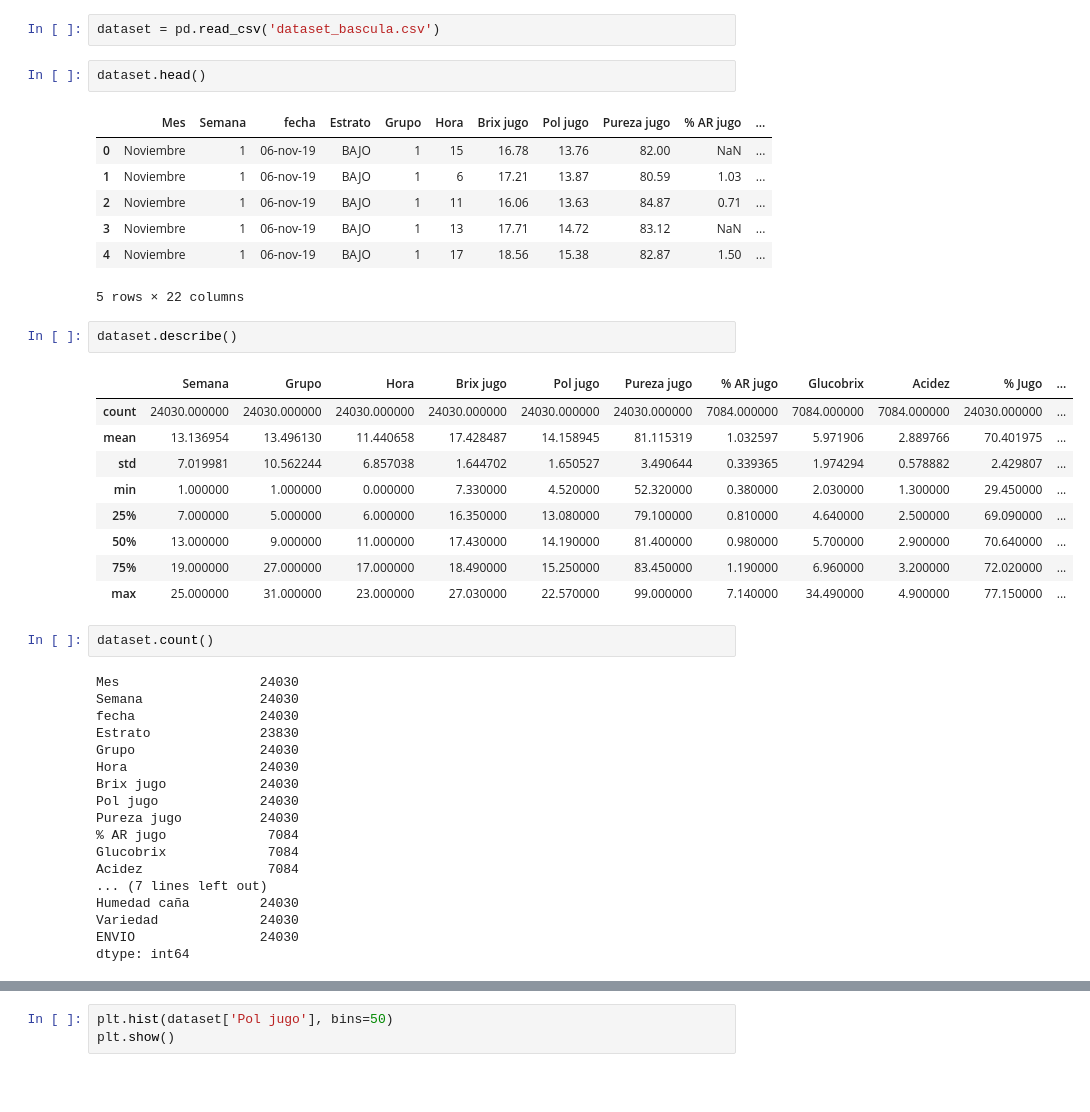
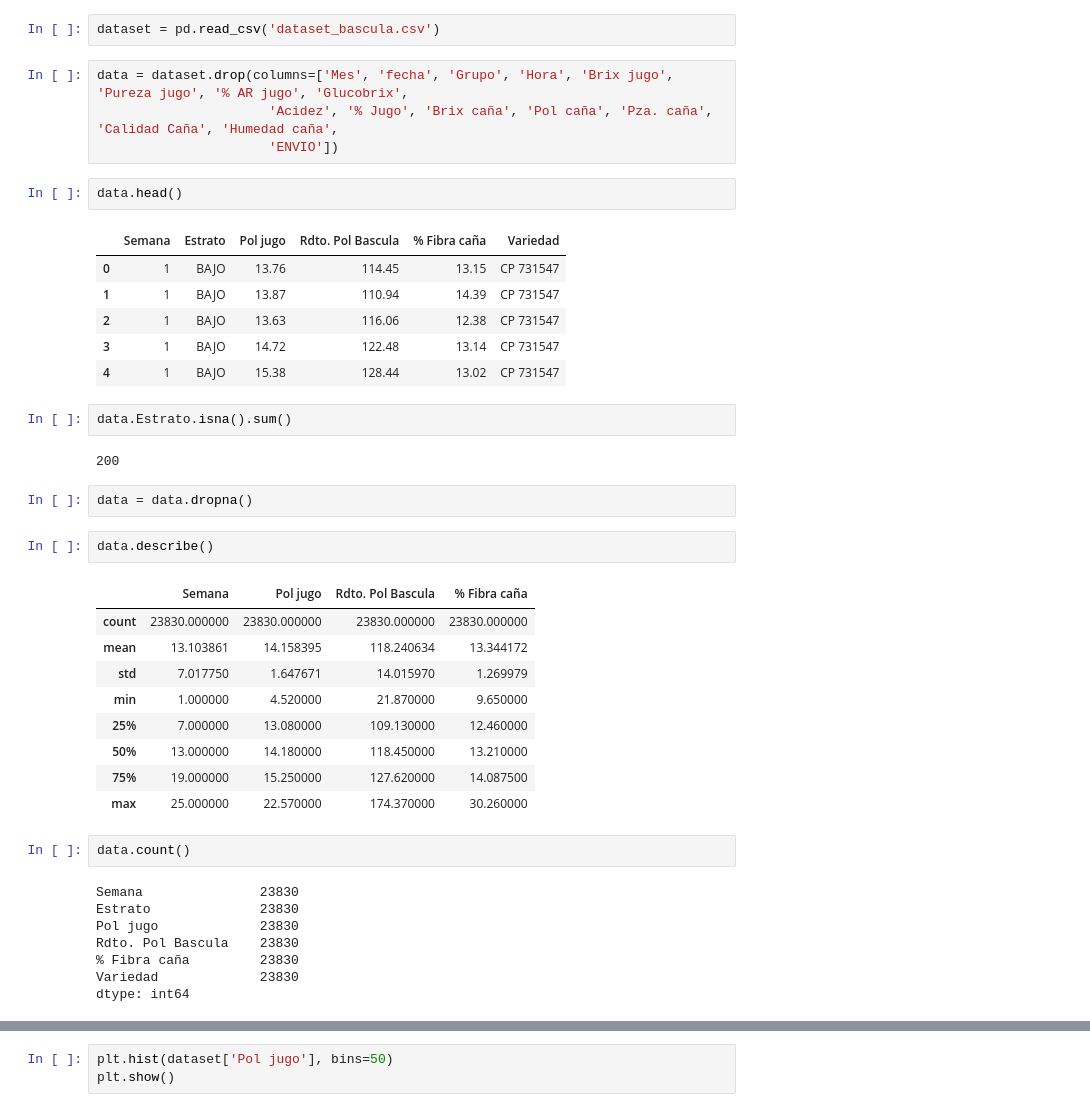
Before and after one commit to UVG-Teams/datamining-proyecto, a Jupyter notebook: Proyecto v1.ipynb, the cells around one changed output, grey strips where cells are left out. Drawn from its saved outputs; the diff is of its cells as text; blank space fills up the shorter version.

Commit message:
Real dataset

```diff
--- a/Proyecto v1.ipynb
+++ b/Proyecto v1.ipynb
@@ -4,46 +4,45 @@ import matplotlib.pyplot as plt
 import seaborn as sns
 # %%
 dataset = pd.read_csv('dataset_bascula.csv')
+# %%
+data = dataset.drop(columns=['Mes', 'fecha', 'Grupo', 'Hora', 'Brix jugo', 'Pureza jugo', '% AR jugo', 'Glucobrix',
+                      'Acidez', '% Jugo', 'Brix caña', 'Pol caña', 'Pza. caña', 'Calidad Caña', 'Humedad caña',
+                      'ENVIO'])
 # %%
-dataset.head()
+data.head()
 # %% [output]
-|  | Mes | Semana | fecha | Estrato | Grupo | Hora | Brix jugo | Pol jugo | Pureza jugo | % AR jugo | ... |
-| 0 | Noviembre | 1 | 06-nov-19 | BAJO | 1 | 15 | 16.78 | 13.76 | 82.00 | NaN | ... |
-| 1 | Noviembre | 1 | 06-nov-19 | BAJO | 1 | 6 | 17.21 | 13.87 | 80.59 | 1.03 | ... |
-| 2 | Noviembre | 1 | 06-nov-19 | BAJO | 1 | 11 | 16.06 | 13.63 | 84.87 | 0.71 | ... |
-| 3 | Noviembre | 1 | 06-nov-19 | BAJO | 1 | 13 | 17.71 | 14.72 | 83.12 | NaN | ... |
-| 4 | Noviembre | 1 | 06-nov-19 | BAJO | 1 | 17 | 18.56 | 15.38 | 82.87 | 1.50 | ... |
+|  | Semana | Estrato | Pol jugo | Rdto. Pol Bascula | % Fibra caña | Variedad |
+| 0 | 1 | BAJO | 13.76 | 114.45 | 13.15 | CP 731547 |
+| 1 | 1 | BAJO | 13.87 | 110.94 | 14.39 | CP 731547 |
+| 2 | 1 | BAJO | 13.63 | 116.06 | 12.38 | CP 731547 |
+| 3 | 1 | BAJO | 14.72 | 122.48 | 13.14 | CP 731547 |
+| 4 | 1 | BAJO | 15.38 | 128.44 | 13.02 | CP 731547 |
-5 rows × 22 columns
+# %%
+data.Estrato.isna().sum()
+# %% [output]
+200
+# %%
+data = data.dropna()
 # %%
-dataset.describe()
+data.describe()
 # %% [output]
-|  | Semana | Grupo | Hora | Brix jugo | Pol jugo | Pureza jugo | % AR jugo | Glucobrix | Acidez | % Jugo | ... |
-| count | 24030.000000 | 24030.000000 | 24030.000000 | 24030.000000 | 24030.000000 | 24030.000000 | 7084.000000 | 7084.000000 | 7084.000000 | 24030.000000 | ... |
-| mean | 13.136954 | 13.496130 | 11.440658 | 17.428487 | 14.158945 | 81.115319 | 1.032597 | 5.971906 | 2.889766 | 70.401975 | ... |
-| std | 7.019981 | 10.562244 | 6.857038 | 1.644702 | 1.650527 | 3.490644 | 0.339365 | 1.974294 | 0.578882 | 2.429807 | ... |
-| min | 1.000000 | 1.000000 | 0.000000 | 7.330000 | 4.520000 | 52.320000 | 0.380000 | 2.030000 | 1.300000 | 29.450000 | ... |
-| 25% | 7.000000 | 5.000000 | 6.000000 | 16.350000 | 13.080000 | 79.100000 | 0.810000 | 4.640000 | 2.500000 | 69.090000 | ... |
-| 50% | 13.000000 | 9.000000 | 11.000000 | 17.430000 | 14.190000 | 81.400000 | 0.980000 | 5.700000 | 2.900000 | 70.640000 | ... |
-| 75% | 19.000000 | 27.000000 | 17.000000 | 18.490000 | 15.250000 | 83.450000 | 1.190000 | 6.960000 | 3.200000 | 72.020000 | ... |
-| max | 25.000000 | 31.000000 | 23.000000 | 27.030000 | 22.570000 | 99.000000 | 7.140000 | 34.490000 | 4.900000 | 77.150000 | ... |
+|  | Semana | Pol jugo | Rdto. Pol Bascula | % Fibra caña |
+| count | 23830.000000 | 23830.000000 | 23830.000000 | 23830.000000 |
+| mean | 13.103861 | 14.158395 | 118.240634 | 13.344172 |
+| std | 7.017750 | 1.647671 | 14.015970 | 1.269979 |
+| min | 1.000000 | 4.520000 | 21.870000 | 9.650000 |
+| 25% | 7.000000 | 13.080000 | 109.130000 | 12.460000 |
+| 50% | 13.000000 | 14.180000 | 118.450000 | 13.210000 |
+| 75% | 19.000000 | 15.250000 | 127.620000 | 14.087500 |
+| max | 25.000000 | 22.570000 | 174.370000 | 30.260000 |
 # %%
-dataset.count()
+data.count()
 # %% [output]
-Mes                  24030
-Semana               24030
-fecha                24030
+Semana               23830
 Estrato              23830
-Grupo                24030
-Hora                 24030
-Brix jugo            24030
-Pol jugo             24030
-Pureza jugo          24030
-% AR jugo             7084
-Glucobrix             7084
-Acidez                7084
-... (7 lines left out)
-Humedad caña         24030
-Variedad             24030
-ENVIO                24030
+Pol jugo             23830
+Rdto. Pol Bascula    23830
+% Fibra caña         23830
+Variedad             23830
 dtype: int64
 # %%
```
Also changed, not shown: parts of 5 cells of this notebook.
